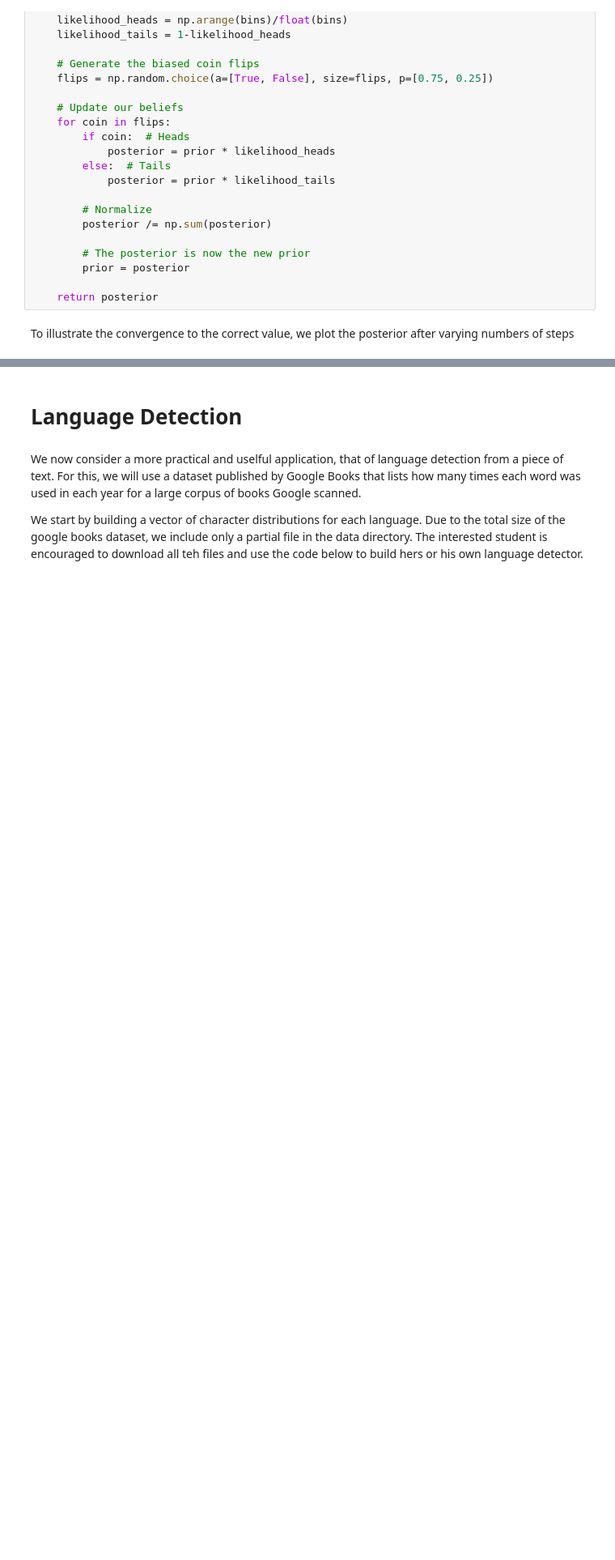
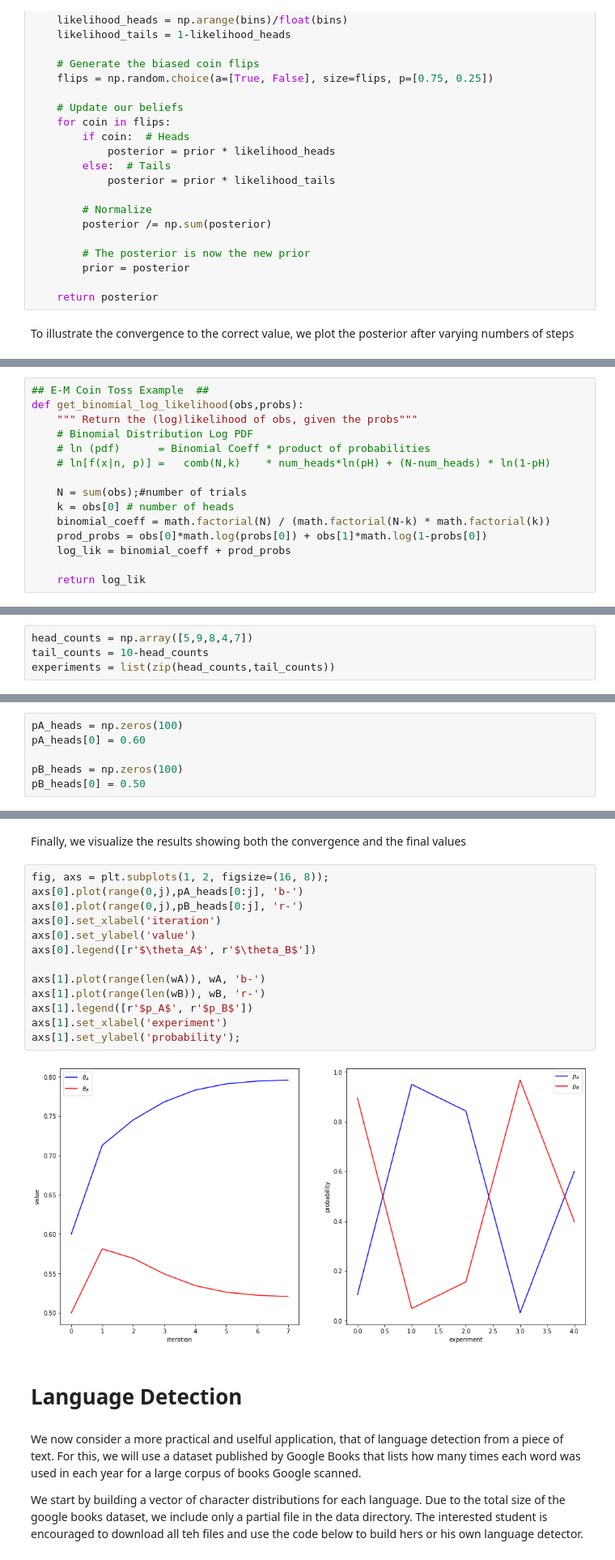
Before and after one commit to DataForScience/Probability, a Jupyter notebook: Lesson II - Bayesian Statistics.ipynb, the cells around one changed output, grey strips where cells are left out. Shown at 81% size. Saved outputs shown, nothing was run; the diff lists cells and outputs as text; blank space fills up the shorter version.

```diff
--- a/Lesson II - Bayesian Statistics.ipynb
+++ b/Lesson II - Bayesian Statistics.ipynb
@@ -83,0 +89,15 @@ plt.gcf().set_size_inches(11, 8)
+# %%
+## E-M Coin Toss Example  ##
+def get_binomial_log_likelihood(obs,probs):
+    """ Return the (log)likelihood of obs, given the probs"""
+    # Binomial Distribution Log PDF
+    # ln (pdf)      = Binomial Coeff * product of probabilities
+    # ln[f(x|n, p)] =   comb(N,k)    * num_heads*ln(pH) + (N-num_heads) * ln(1-pH)
+
+    N = sum(obs);#number of trials
+    k = obs[0] # number of heads
+    binomial_coeff = math.factorial(N) / (math.factorial(N-k) * math.factorial(k))
+    prod_probs = obs[0]*math.log(probs[0]) + obs[1]*math.log(1-probs[0])
+    log_lik = binomial_coeff + prod_probs
+
+    return log_lik
@@ -83,0 +113,4 @@ plt.gcf().set_size_inches(11, 8)
+# %%
+head_counts = np.array([5,9,8,4,7])
+tail_counts = 10-head_counts
+experiments = list(zip(head_counts,tail_counts))
@@ -83,0 +119,6 @@ plt.gcf().set_size_inches(11, 8)
+# %%
+pA_heads = np.zeros(100)
+pA_heads[0] = 0.60
+
+pB_heads = np.zeros(100)
+pB_heads[0] = 0.50
@@ -84,3 +166,20 @@ plt.gcf().set_size_inches(11, 8)
+# %% [markdown]
+Finally, we visualize the results showing both the convergence and the final values
+# %%
+fig, axs = plt.subplots(1, 2, figsize=(16, 8));
+axs[0].plot(range(0,j),pA_heads[0:j], 'b-')
+axs[0].plot(range(0,j),pB_heads[0:j], 'r-')
+axs[0].set_xlabel('iteration')
+axs[0].set_ylabel('value')
+axs[0].legend([r'$\theta_A$', r'$\theta_B$'])
+
+axs[1].plot(range(len(wA)), wA, 'b-')
+axs[1].plot(range(len(wB)), wB, 'r-')
+axs[1].legend([r'$p_A$', r'$p_B$'])
+axs[1].set_xlabel('experiment')
+axs[1].set_ylabel('probability');
+# %% [output]
+[figure, added]
 # %% [markdown]
 # Language Detection
 # %% [markdown]
```
Also changed, not shown: parts of 8 cells of this notebook, 3 other files.
